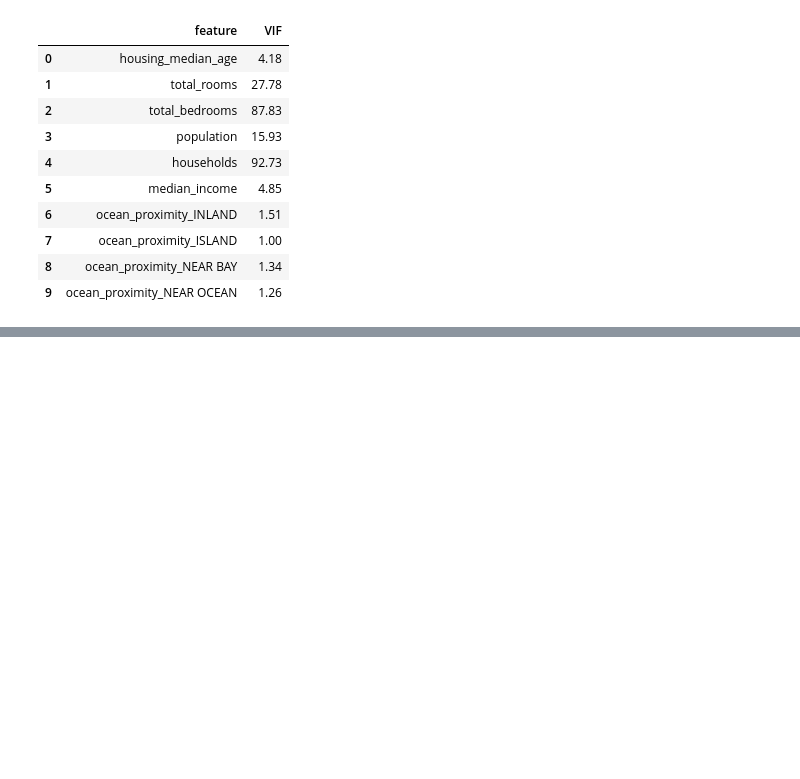
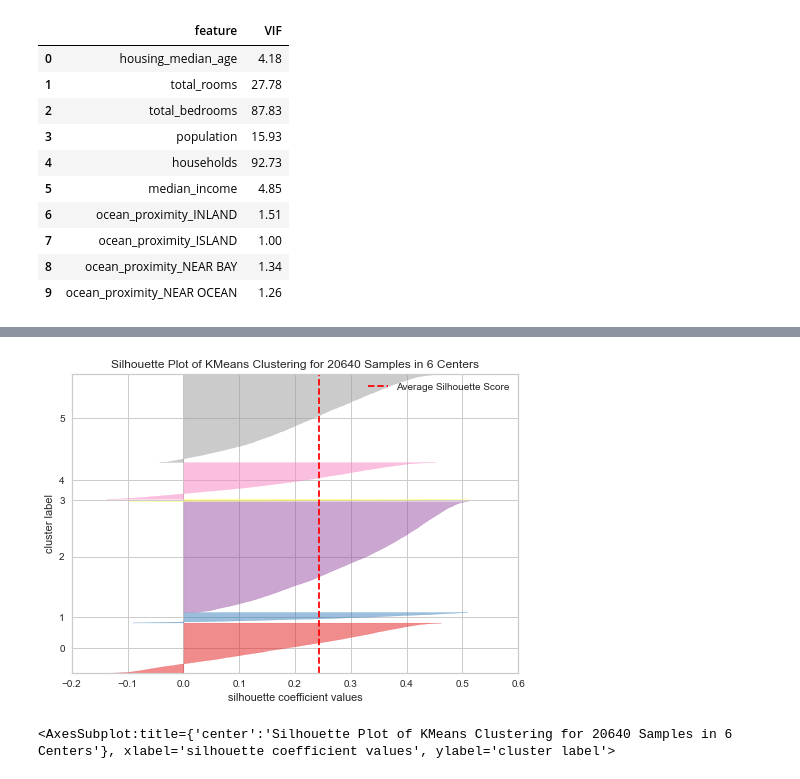
Before and after one commit to agucitri/DS-ONLINE-76, a Jupyter notebook: clase_repaso.ipynb, the cells around one changed output, grey strips where cells are left out. Cells and saved outputs as stored; diff of their text form; code cells hidden in the pictures; blank space fills up the shorter version.

```diff
--- a/clase_repaso.ipynb
+++ b/clase_repaso.ipynb
@@ -260,0 +285,8 @@ Podemos eliminar utilizando técnicas de selección de características:
+# %%
+kmeans = KMeans(n_clusters=6, random_state=42)
+
+silhouette = SilhouetteVisualizer(estimator=kmeans).fit(X)
+silhouette.show()
+# %% [output]
+[figure, added]
+<AxesSubplot:title={'center':'Silhouette Plot of KMeans Clustering for 20640 Samples in 6 Centers'}, xlabel='silhouette coefficient values', ylabel='cluster label'>
```
Also changed, not shown: parts of 20 cells of this notebook.
